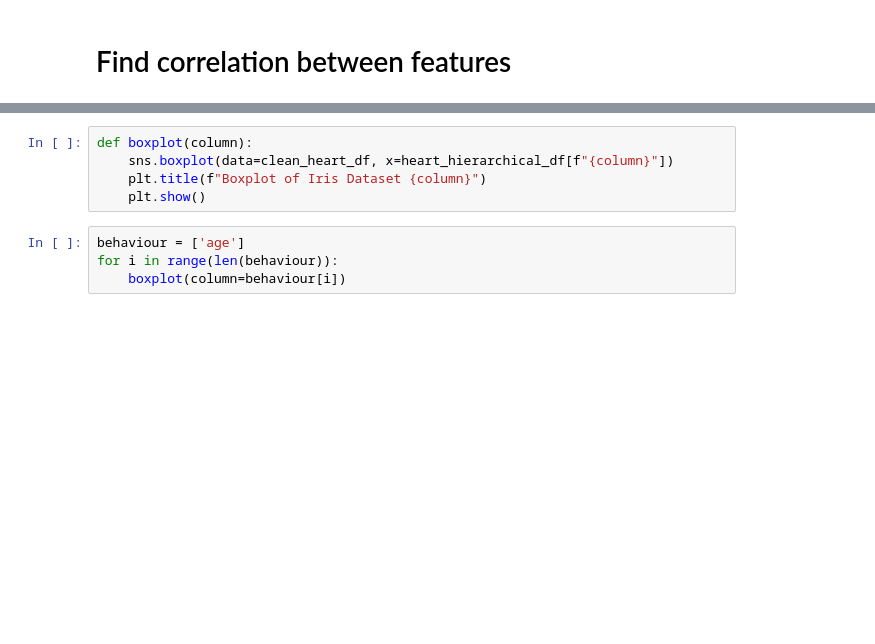
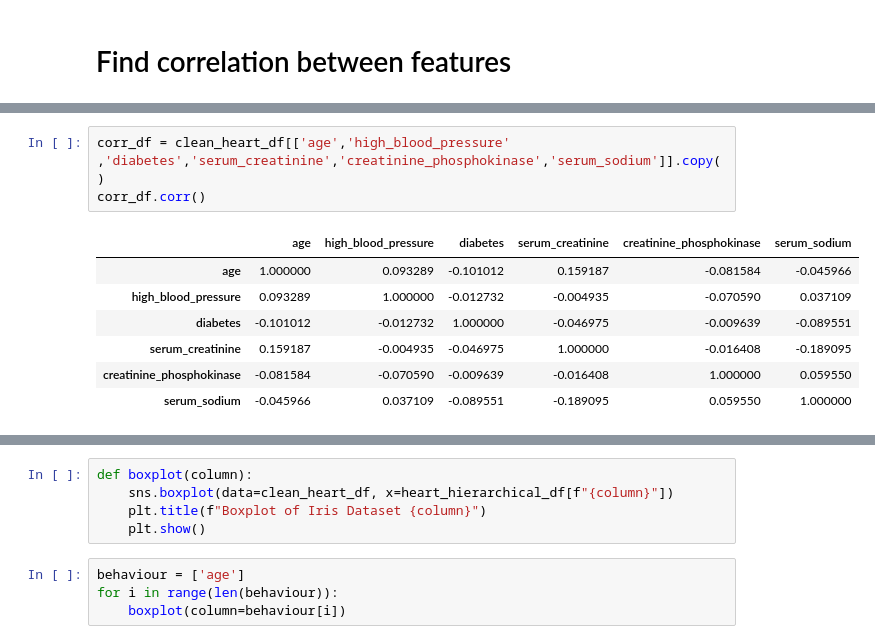
Before and after one commit to KrishnanditoLksn/MachineLearning_101, a Jupyter notebook: praktikkum/pertemuan4/heart_failure_eda.ipynb, the cells around one changed output, grey strips where cells are left out. Saved outputs shown, nothing was run; the diff lists cells and outputs as text; blank space fills up the shorter version.

```diff
--- a/praktikkum/pertemuan4/heart_failure_eda.ipynb
+++ b/praktikkum/pertemuan4/heart_failure_eda.ipynb
@@ -245,0 +263,11 @@ sns.heatmap(clean_heart_df.corr() , annot=True)
+# %%
+corr_df = clean_heart_df[['age','high_blood_pressure' ,'diabetes','serum_creatinine','creatinine_phosphokinase','serum_sodium']].copy()
+corr_df.corr()
+# %% [output]
+|  | age | high_blood_pressure | diabetes | serum_creatinine | creatinine_phosphokinase | serum_sodium |
+| age | 1.000000 | 0.093289 | -0.101012 | 0.159187 | -0.081584 | -0.045966 |
+| high_blood_pressure | 0.093289 | 1.000000 | -0.012732 | -0.004935 | -0.070590 | 0.037109 |
+| diabetes | -0.101012 | -0.012732 | 1.000000 | -0.046975 | -0.009639 | -0.089551 |
+| serum_creatinine | 0.159187 | -0.004935 | -0.046975 | 1.000000 | -0.016408 | -0.189095 |
+| creatinine_phosphokinase | -0.081584 | -0.070590 | -0.009639 | -0.016408 | 1.000000 | 0.059550 |
+| serum_sodium | -0.045966 | 0.037109 | -0.089551 | -0.189095 | 0.059550 | 1.000000 |
```
Also changed, not shown: parts of 14 cells of this notebook.
